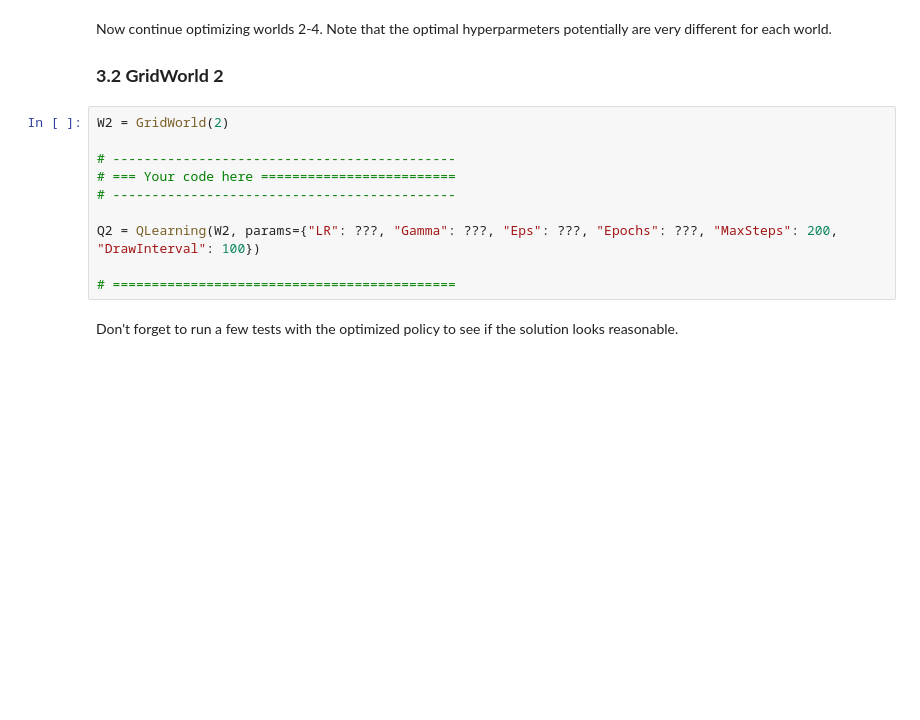
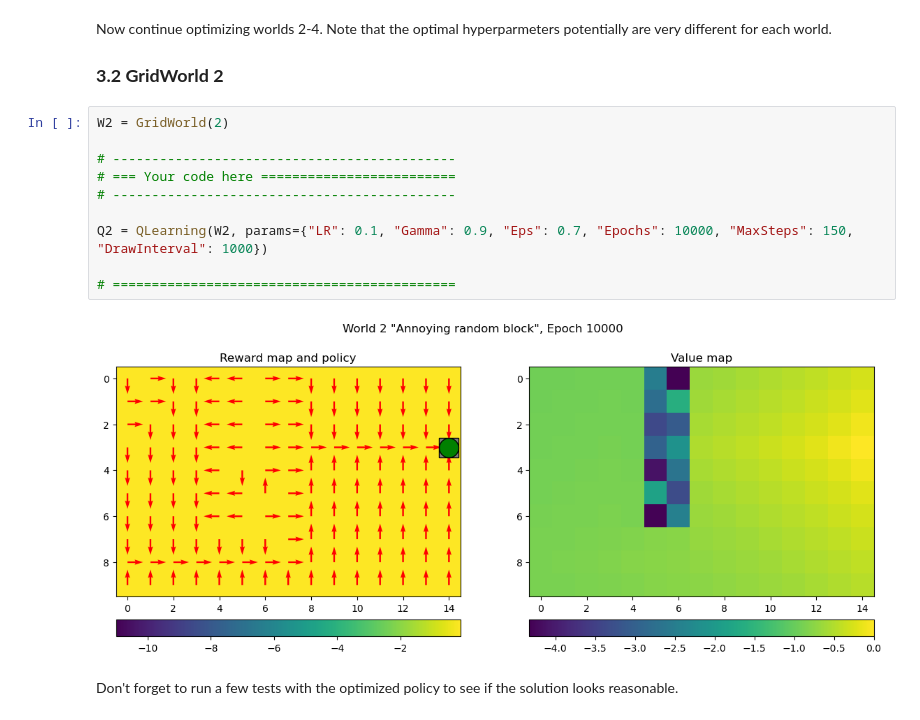
Before and after one commit to mattuz/TBMI26-neural-networks, a Jupyter notebook: LabCode/A4_Reinforcement/QLearning.ipynb, the cells around one changed output. Saved outputs shown, nothing was run; the diff lists cells and outputs as text; blank space fills up the shorter version.

```diff
--- a/LabCode/A4_Reinforcement/QLearning.ipynb
+++ b/LabCode/A4_Reinforcement/QLearning.ipynb
@@ -256,13 +260,15 @@ Now continue optimizing worlds 2-4. Note that the optimal hyperparmeters potenti
 # %%
 W2 = GridWorld(2)
 
 # --------------------------------------------
 # === Your code here =========================
 # --------------------------------------------
 
-Q2 = QLearning(W2, params={"LR": ???, "Gamma": ???, "Eps": ???, "Epochs": ???, "MaxSteps": 200, "DrawInterval": 100})
+Q2 = QLearning(W2, params={"LR": 0.1, "Gamma": 0.9, "Eps": 0.7, "Epochs": 10000, "MaxSteps": 150, "DrawInterval": 1000})
 
 # ============================================
+# %% [output]
+[figure, added]
 # %% [markdown]
 Don't forget to run a few tests with the optimized policy to see if the solution looks reasonable.
 # %%
```
Also changed, not shown: parts of 30 cells of this notebook, 1 other file.
